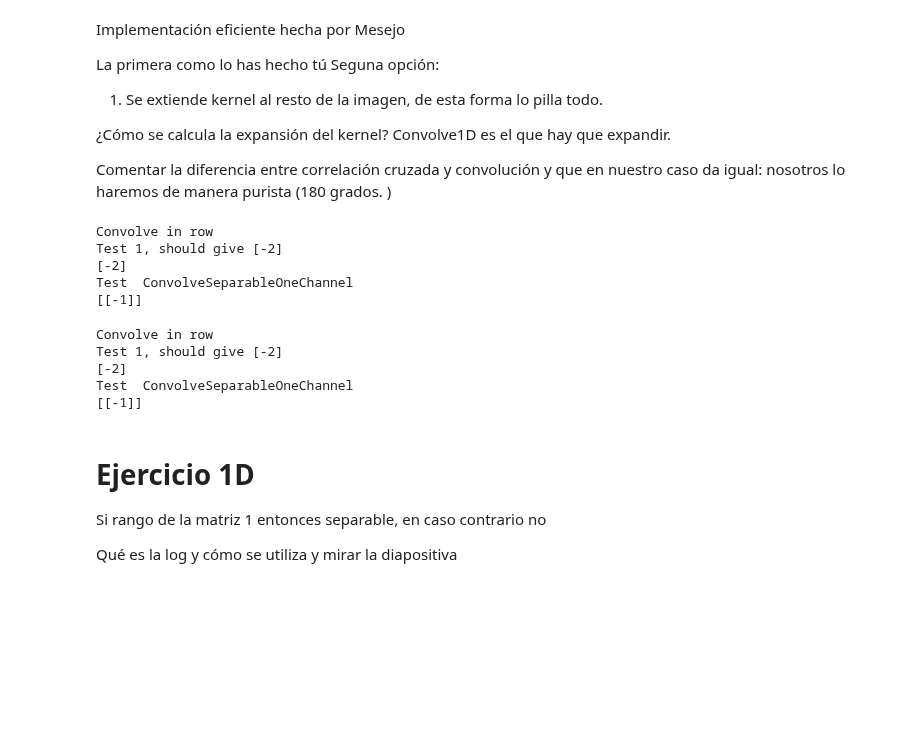
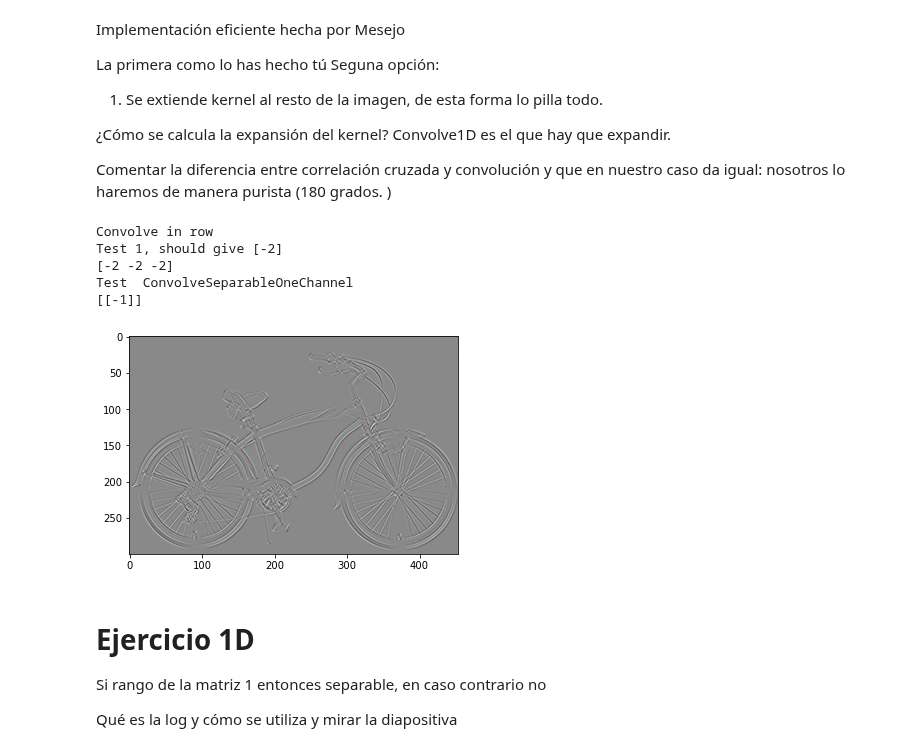
Before and after one commit to BlancaCC/Computer-vision, a Jupyter notebook: practica_1/practica_1.ipynb, the cells around one changed output. Saved outputs shown, nothing was run; the diff lists cells and outputs as text; code cells hidden in the pictures; blank space fills up the shorter version.

```diff
--- a/practica_1/practica_1.ipynb
+++ b/practica_1/practica_1.ipynb
@@ -443,13 +465,14 @@ Convolve1D es el que hay que expandir.
 
 Comentar la diferencia entre correlación cruzada y convolución y que en nuestro caso da igual: nosotros lo haremos de manera purista (180 grados. )
 # %%
+# Versión 1
 # Convolución 1D
 def Convolve1DNotExpansive( row:np.array , _dx:np.array)-> np.array:
     ''' Convolution without adding padding'''
     dx = _dx[::-1]
     mask_len = len(dx)
     convolved = [
-        np.dot( row[i:mask_len+i+1], dx)
+        np.dot( row[i:mask_len+i], dx)
         for i in range( len(row)-mask_len+1)
     ]
     return np.array(convolved)
@@ -490,39 +513,38 @@ def ConvolveSeparable( image, dx, dy, border_type = cv.BORDER_REFLECT):
             ]
         )
     return out_img
-# %% [output]
-Convolve in row
-Test 1, should give [-2]
-[-2]
-Test  ConvolveSeparableOneChannel
-[[-1]]
 # %%
 ## Test convolución 2D de un canal
 if(TESTS_ON):
     input = np.array([
         [1,2,3],
         [4,5,6],
         [7,8,8]
     ])
-
+    dx_long = [1,2,3,4,5]
     dx = [-1,0,1]
     dy = [-1,0,1]
 
     print('Convolve in row')
     print('Test 1, should give [-2]')
-    test_1 = ConvolveInRow(dx, dx)
+    test_1 = Convolve1DNotExpansive(dx_long, dx)
     print(test_1)
 
 
     print('Test  ConvolveSeparableOneChannel')
     test1 = ConvolveSeparableOneChannel(input, dx, dy)
     print(test1)
+
+    bordered_img = ConvolveSeparable(img_bicycle, dx, dy)
+
+    PrintOneImage(bordered_img)
 # %% [output]
 Convolve in row
 Test 1, should give [-2]
-[-2]
+[-2 -2 -2]
 Test  ConvolveSeparableOneChannel
 [[-1]]
+[figure, added]
 # %% [markdown]
 # Ejercicio 1D
 
```
Also changed, not shown: parts of 2 cells of this notebook, 1 other file.
